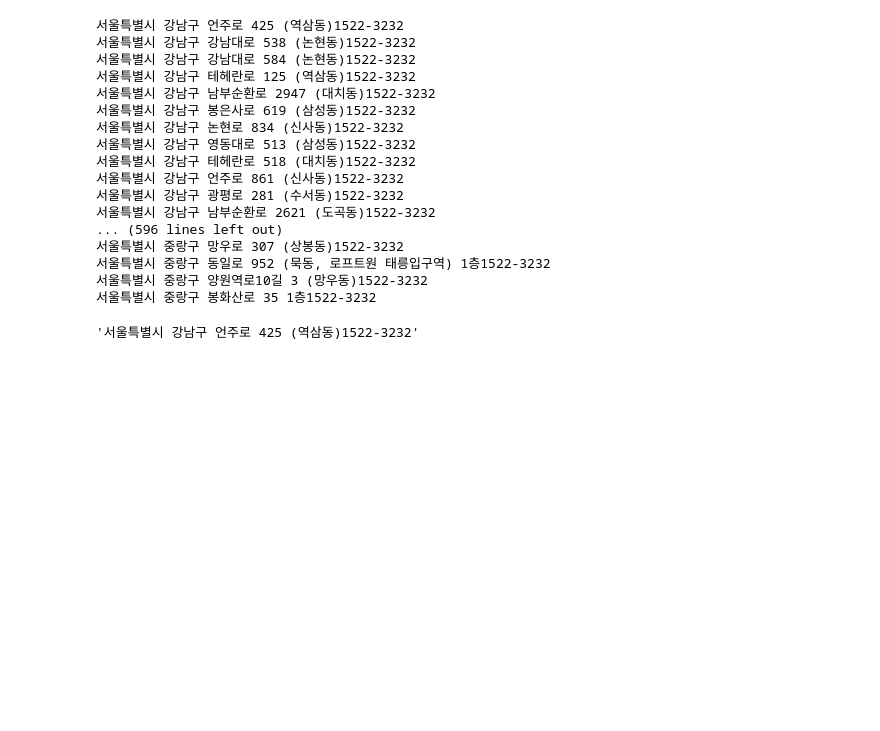
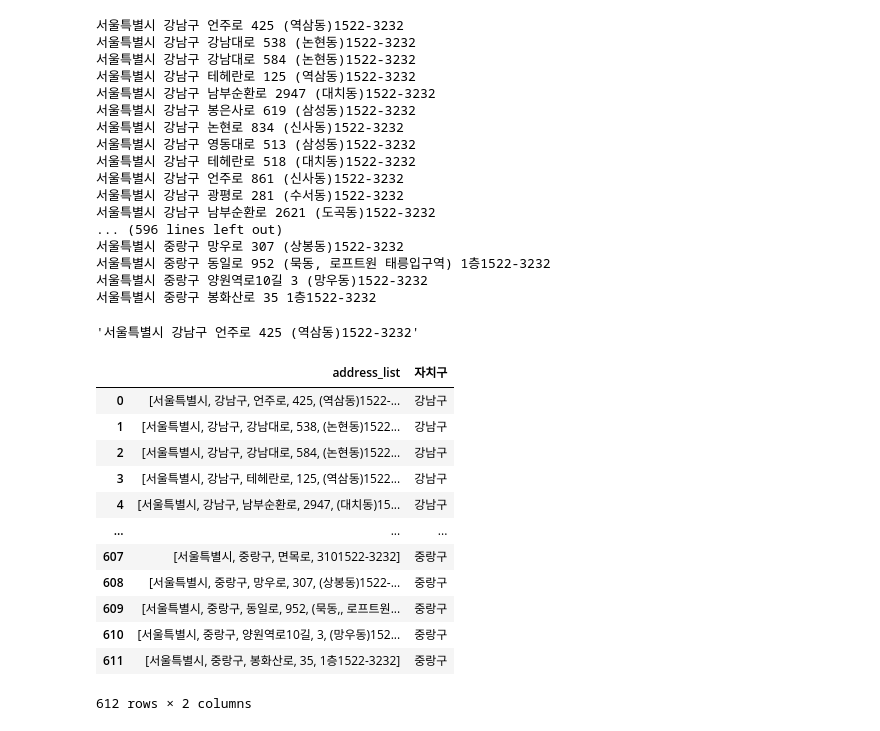
Before and after one commit to sangilhwang/downtown_walk, a Jupyter notebook: 별다방 분석/별다방 분석.ipynb, the cells around one changed output. Cells and saved outputs as stored; diff of their text form; code cells hidden in the pictures; blank space fills up the shorter version.

```diff
--- a/별다방 분석/별다방 분석.ipynb
+++ b/별다방 분석/별다방 분석.ipynb
@@ -100,3 +100,19 @@ star_df = pd.DataFrame(address_list)
 star_df["address_list"] = star_df.iloc[:, 0].str.split()
 # %%
 star_df["자치구"] = star_df["address_list"].map(lambda x: x[1])
+# %%
+star_df.iloc[:, 1:]
+# %% [output]
+|  | address_list | 자치구 |
+| 0 | [서울특별시, 강남구, 언주로, 425, (역삼동)1522-... | 강남구 |
+| 1 | [서울특별시, 강남구, 강남대로, 538, (논현동)1522... | 강남구 |
+| 2 | [서울특별시, 강남구, 강남대로, 584, (논현동)1522... | 강남구 |
+| 3 | [서울특별시, 강남구, 테헤란로, 125, (역삼동)1522... | 강남구 |
+| 4 | [서울특별시, 강남구, 남부순환로, 2947, (대치동)15... | 강남구 |
+| ... | ... | ... |
+| 607 | [서울특별시, 중랑구, 면목로, 3101522-3232] | 중랑구 |
+| 608 | [서울특별시, 중랑구, 망우로, 307, (상봉동)1522-... | 중랑구 |
+| 609 | [서울특별시, 중랑구, 동일로, 952, (묵동,, 로프트원... | 중랑구 |
+| 610 | [서울특별시, 중랑구, 양원역로10길, 3, (망우동)152... | 중랑구 |
+| 611 | [서울특별시, 중랑구, 봉화산로, 35, 1층1522-3232] | 중랑구 |
+612 rows × 2 columns
```
Also changed, not shown: parts of 3 cells of this notebook, 6 other files.
